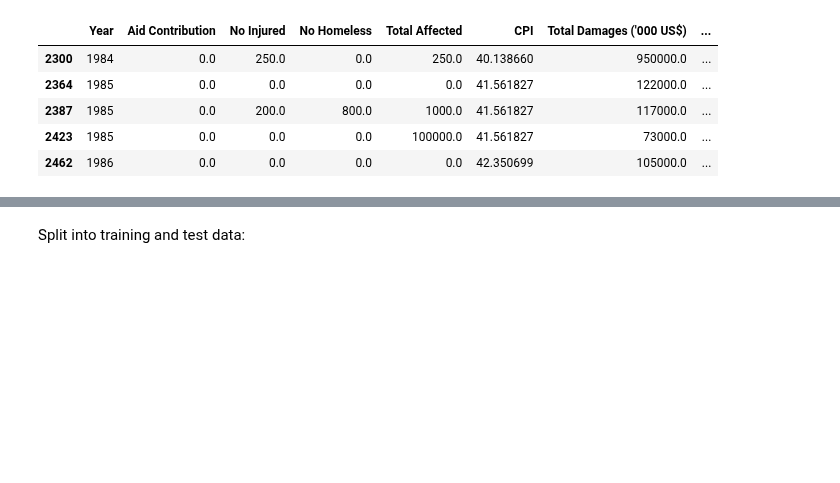
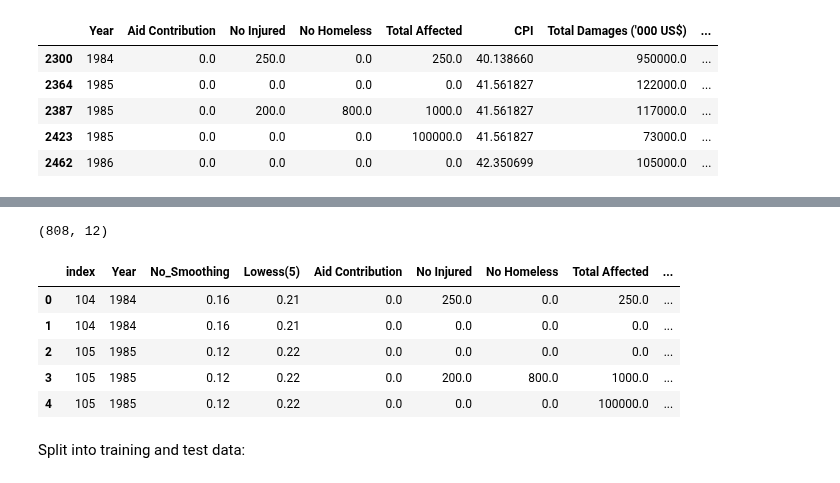
Before and after one commit to hellegje/fys-stk4155, a Jupyter notebook: Project3/Project3.ipynb, the cells around one changed output, grey strips where cells are left out. Cells and saved outputs as stored; diff of their text form; code cells hidden in the pictures; blank space fills up the shorter version.

```diff
--- a/Project3/Project3.ipynb
+++ b/Project3/Project3.ipynb
@@ -132,0 +136,7 @@ Shape of data set after cleaning:
+# %%
+# Load data
+temp = data_holder('./Climate/temperatureAnomalies.csv')
+df = temp.df
+
+global_temp_df = df[df['Year'] >= 1900]
+global_temp_df = global_temp_df[global_temp_df['Year'] <= 2021]
@@ -133,3 +150,21 @@ Shape of data set after cleaning:
+# %%
+# Reset index to turn 'Year' into a regular column
+temp_df = global_temp_df.reset_index()
+temp_df.head()
+
+# Merge on 'Year'
+combined_df = pd.merge(temp_df, disasters.data, on='Year', how='inner')
+# %%
+print(combined_df.shape)
+combined_df.head()
+# %% [output]
+(808, 12)
+|  | index | Year | No_Smoothing | Lowess(5) | Aid Contribution | No Injured | No Homeless | Total Affected | ... |
+| 0 | 104 | 1984 | 0.16 | 0.21 | 0.0 | 250.0 | 0.0 | 250.0 | ... |
+| 1 | 104 | 1984 | 0.16 | 0.21 | 0.0 | 0.0 | 0.0 | 0.0 | ... |
+| 2 | 105 | 1985 | 0.12 | 0.22 | 0.0 | 0.0 | 0.0 | 0.0 | ... |
+| 3 | 105 | 1985 | 0.12 | 0.22 | 0.0 | 200.0 | 800.0 | 1000.0 | ... |
+| 4 | 105 | 1985 | 0.12 | 0.22 | 0.0 | 0.0 | 0.0 | 100000.0 | ... |
 # %% [markdown]
 Split into training and test data:
 # %%
```
Also changed, not shown: parts of 9 cells of this notebook, 5 other files.
